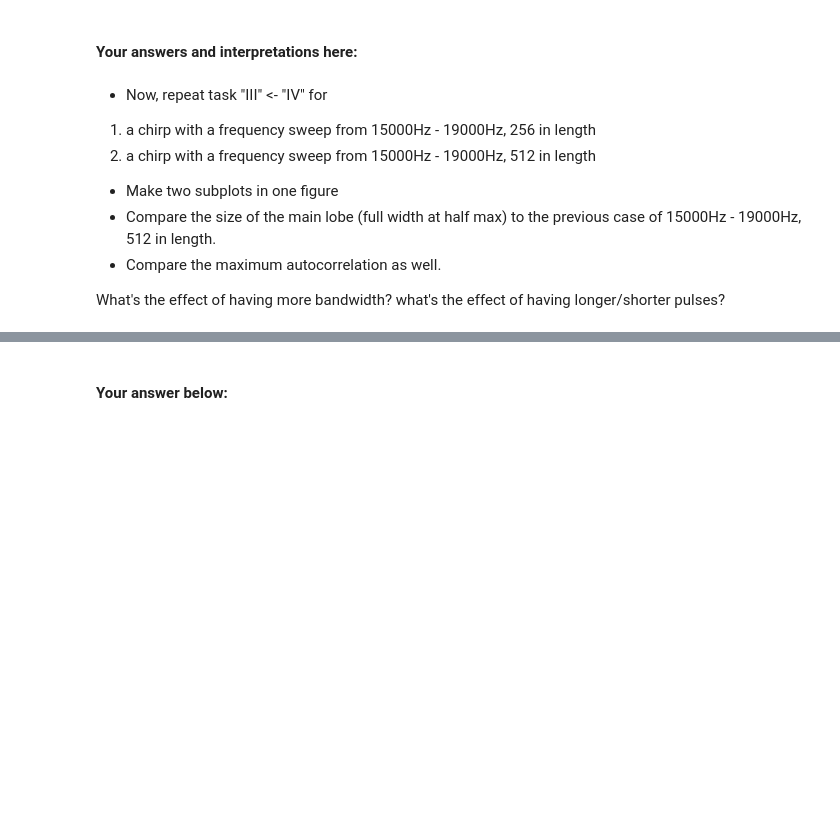
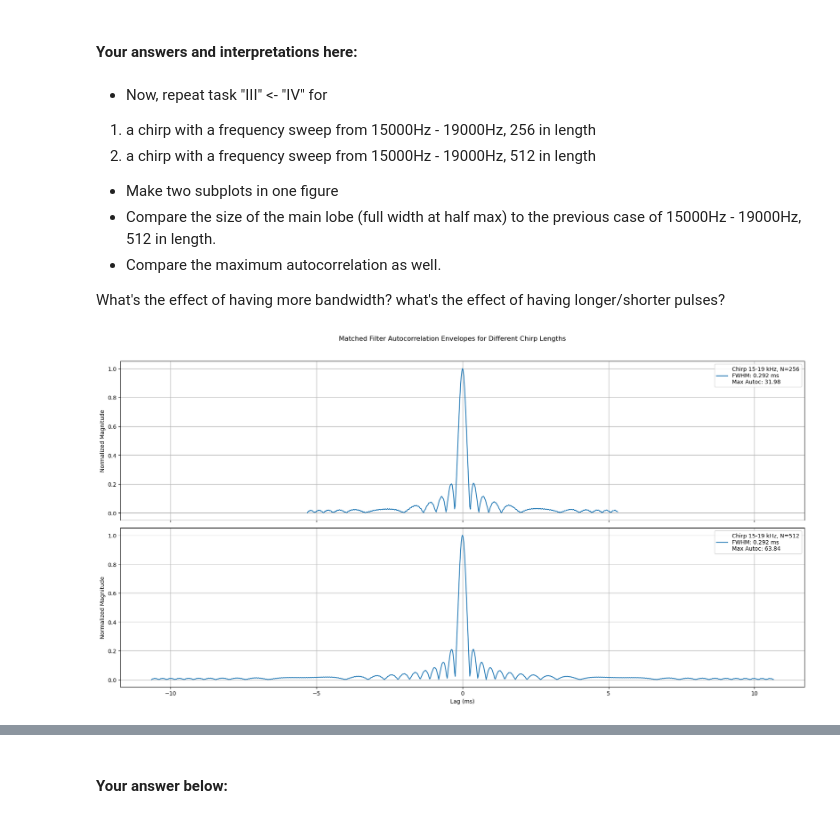
Before and after one commit to alekseiprakhiy/3305-project, a Jupyter notebook: TimeDomain-Sonar-New (2).ipynb, the cells around one changed output, grey strips where cells are left out. Drawn from its saved outputs; the diff is of its cells as text; code cells hidden in the pictures; blank space fills up the shorter version.

```diff
--- a/TimeDomain-Sonar-New (2).ipynb
+++ b/TimeDomain-Sonar-New (2).ipynb
@@ -491,0 +663,82 @@ What's the effect of having more bandwidth? what's the effect of having longer/s
+# %%
+# your solution here
+import numpy as np
+import matplotlib.pyplot as plt
+from scipy import signal
+from matplotlib.figure import figaspect
+
+fs = 48000  # Sampling frequency Hz
+
+def generate_chirp_pulse(flow, fhigh, N):
+    T = N / fs
+    t = np.arange(N) / fs
+    k = (fhigh - flow) / T
+    phi_cycles = flow * t + 0.5 * k * t**2
+    phi = 2 * np.pi * phi_cycles
+    s_real = 0.5 * np.sin(phi)
+    s_analytic = 0.5 * np.exp(1j * phi)
+    return s_real, s_analytic, T
+
+def matched_filter_autocorr(s_real, s_analytic, N, fs):
+    autoc = signal.fftconvolve(s_real, np.conj(s_analytic[::-1]), mode='full')
+    lags = np.arange(-(N - 1), N) / fs * 1000  # ms
+    env = np.abs(autoc)
+    env /= env.max()
+
+    peak_idx = env.argmax()
+    win = np.logical_and(np.arange(len(env)) >= peak_idx - 96,
+                         np.arange(len(env)) <= peak_idx + 96)
+    halfmax_idx = np.where(np.logical_and(env >= 0.5, win))[0]
+    fwhm_ms = lags[halfmax_idx[-1]] - lags[halfmax_idx[0]]
+    fwhm_ratio = (fwhm_ms / 1000) / (N / fs)
+    max_autoc = np.max(np.abs(autoc))
+    return lags, env, fwhm_ms, fwhm_ratio, max_autoc
+
+# Generate pulses
+chirp_params = [
+    ("Chirp 15-19 kHz, N=256", 15000, 19000, 256),
+    ("Chirp 15-19 kHz, N=512", 15000, 19000, 512),
+]
+
+fig_width, fig_height = figaspect(0.4)
+fig, axs = plt.subplots(len(chirp_params), 1, figsize=(fig_width*1.5, fig_height*len(chirp_params)), sharex=True)
+
+results = []
+
+for i, (label, f0, f1, N) in enumerate(chirp_params):
+    s_real, s_analytic, T = generate_chirp_pulse(f0, f1, N)
+    lags, env, fwhm_ms, fwhm_ratio, max_autoc = matched_filter_autocorr(s_real, s_analytic, N, fs)
+    results.append((label, fwhm_ms, fwhm_ratio, max_autoc, T))
+
+    axs[i].plot(lags, env, label=f"{label}\nFWHM: {fwhm_ms:.3f} ms\nMax Autoc: {max_autoc:.2f}")
+    axs[i].set_ylabel("Normalized Magnitude")
+    axs[i].legend(loc='upper right')
+    axs[i].grid(True)
+
+axs[-1].set_xlabel("Lag (ms)")
+plt.suptitle("Matched Filter Autocorrelation Envelopes for Different Chirp Lengths")
+plt.tight_layout(rect=[0, 0, 1, 0.96])
+plt.show()
+
+# Reference from previous 512-length chirp 15-19kHz
+ref_label = "Reference: Chirp 15-19 kHz, N=512 (previous)"
+ref_fwhm_ms = results[1][1]
+ref_max_autoc = results[1][3]
+
+print("Comparison and Analysis:\n")
+for label, fwhm_ms, fwhm_ratio, max_autoc, T in results:
+    print(f"{label}:")
+    print(f"  Pulse Length: {T*1000:.3f} ms")
+    print(f"  FWHM: {fwhm_ms:.3f} ms")
+    print(f"  FWHM / Pulse Length Ratio: {fwhm_ratio:.3f}")
+    print(f"  Max Autocorrelation: {max_autoc:.2f}\n")
+
+print(f"Reference (N=512) FWHM: {ref_fwhm_ms:.3f} ms, Max Autoc: {ref_max_autoc:.2f}\n")
+
+print("Comments:")
+print("- The 256-sample chirp has a shorter pulse duration and correspondingly a wider main lobe (larger FWHM in ms), but the FWHM relative to pulse length (FWHM/T) is smaller.")
+print("- The maximum autocorrelation value for the shorter pulse is smaller, indicating less energy (due to shorter length).")
+print("- Increasing pulse length reduces FWHM in absolute time and increases maximum autocorrelation, improving detection sensitivity and resolution.")
+print("- More bandwidth compresses the pulse in time, improving temporal resolution, but longer pulses allow more energy accumulation for better signal-to-noise.")
+# %% [output]
+[figure, added]
```
Also changed, not shown: parts of 16 cells of this notebook.
